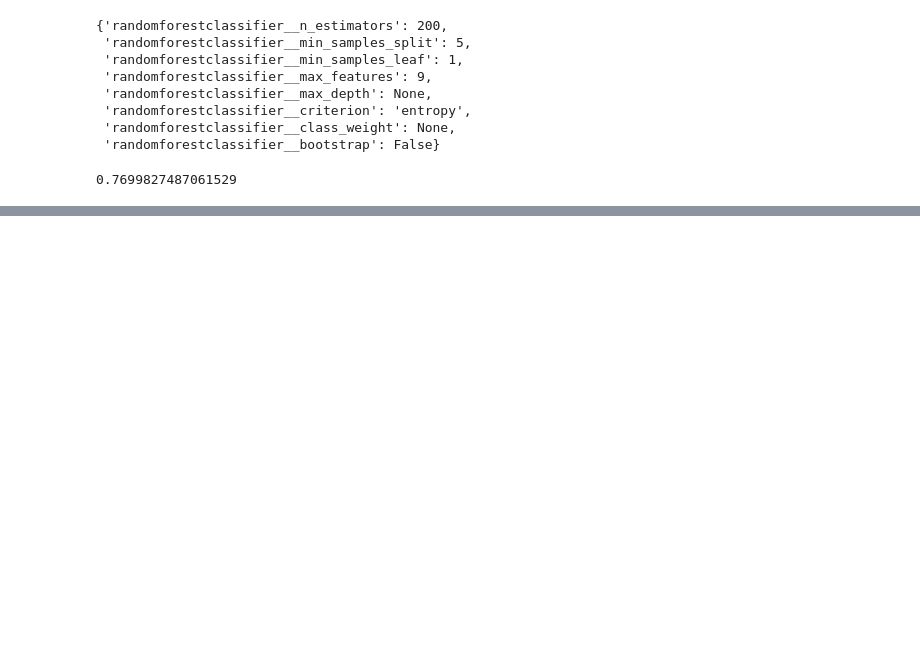
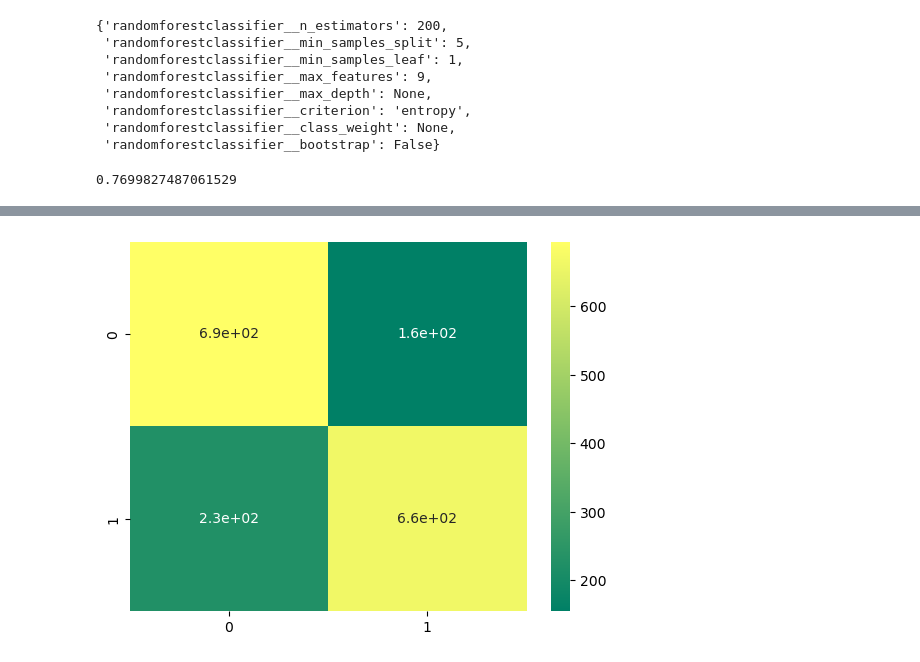
Before and after one commit to msnkr/kaggle_comps, a Jupyter notebook: Spaceship Titanic/Untitled.ipynb, the cells around one changed output, grey strips where cells are left out. Drawn from its saved outputs; the diff is of its cells as text; code cells hidden in the pictures; blank space fills up the shorter version.

```diff
--- a/Spaceship Titanic/Untitled.ipynb
+++ b/Spaceship Titanic/Untitled.ipynb
@@ -170,0 +173,4 @@ array([[684, 170],
+# %%
+sn.heatmap(cm, annot=True, cmap="summer");
+# %% [output]
+[figure, added]
```
Also changed, not shown: parts of 8 cells of this notebook.
